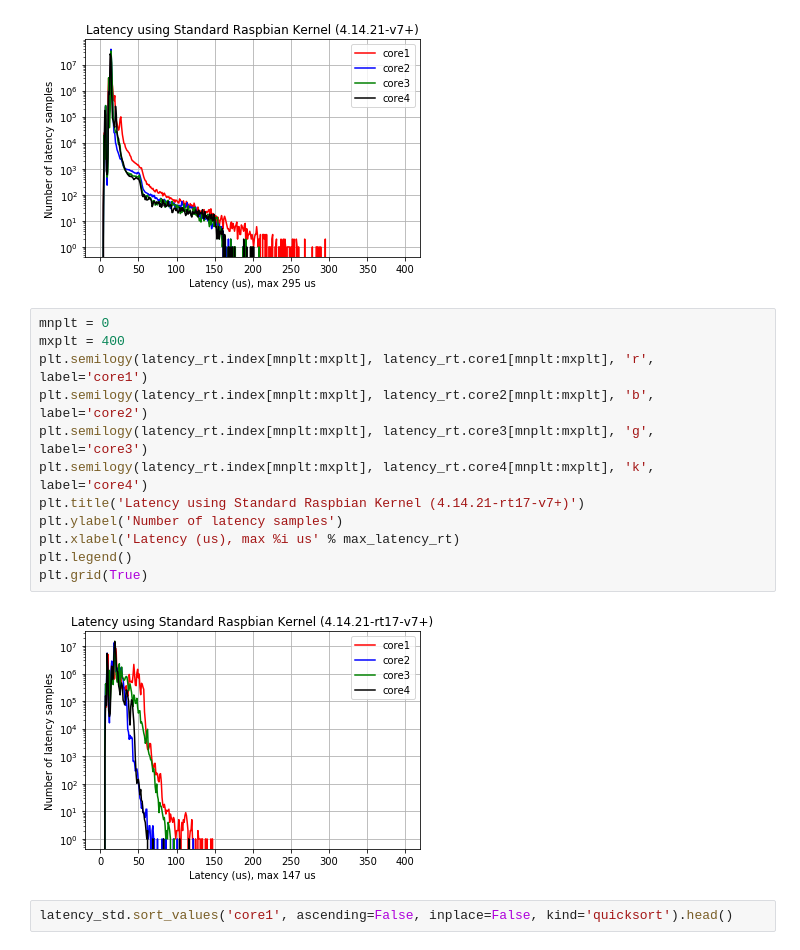
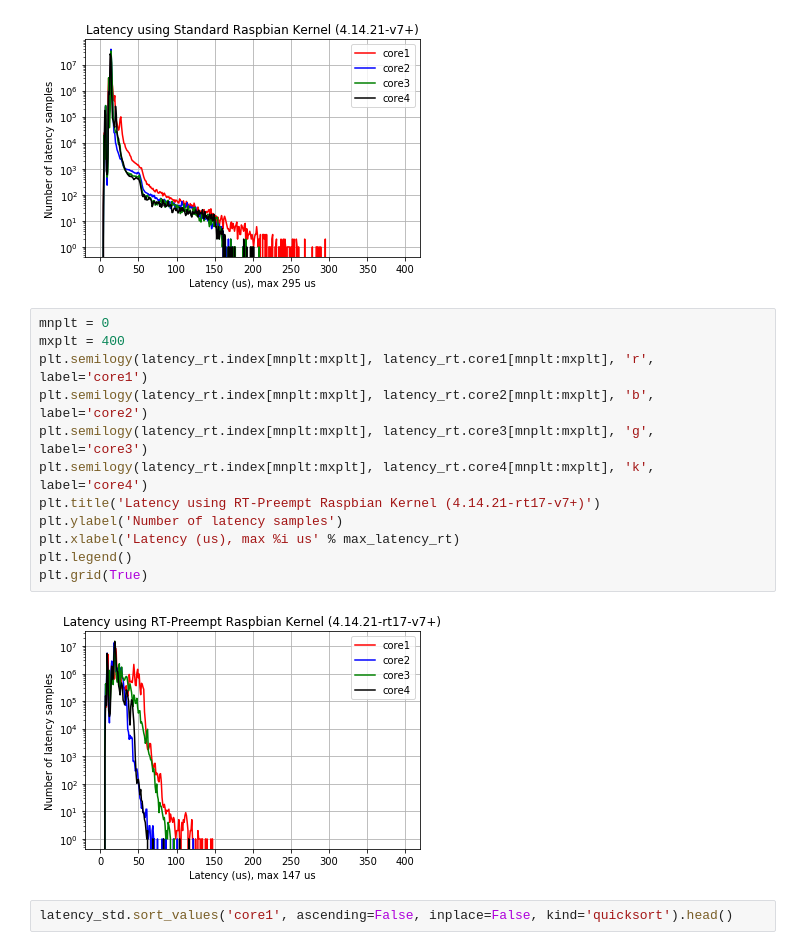
Before and after one commit to lemariva/RT-Tools-RPi, a Jupyter notebook: latency-analysis.ipynb, the cells around one changed output. Saved outputs shown, nothing was run; the diff lists cells and outputs as text.

Commit message:
plot title corrected

```diff
--- a/latency-analysis.ipynb
+++ b/latency-analysis.ipynb
@@ -70,17 +70,17 @@ plt.grid(True)
 # %%
 mnplt = 0
 mxplt = 400
 plt.semilogy(latency_rt.index[mnplt:mxplt], latency_rt.core1[mnplt:mxplt], 'r', label='core1')
 plt.semilogy(latency_rt.index[mnplt:mxplt], latency_rt.core2[mnplt:mxplt], 'b', label='core2')
 plt.semilogy(latency_rt.index[mnplt:mxplt], latency_rt.core3[mnplt:mxplt], 'g', label='core3')
 plt.semilogy(latency_rt.index[mnplt:mxplt], latency_rt.core4[mnplt:mxplt], 'k', label='core4')
-plt.title('Latency using Standard Raspbian Kernel (4.14.21-rt17-v7+)')
+plt.title('Latency using RT-Preempt Raspbian Kernel (4.14.21-rt17-v7+)')
 plt.ylabel('Number of latency samples')
 plt.xlabel('Latency (us), max %i us' % max_latency_rt)
 plt.legend()
 plt.grid(True)
 # %% [output]
-[figure, old version]
+[figure, new version]
 # %%
 latency_std.sort_values('core1', ascending=False, inplace=False, kind='quicksort').head()
 # %% [output]
```
